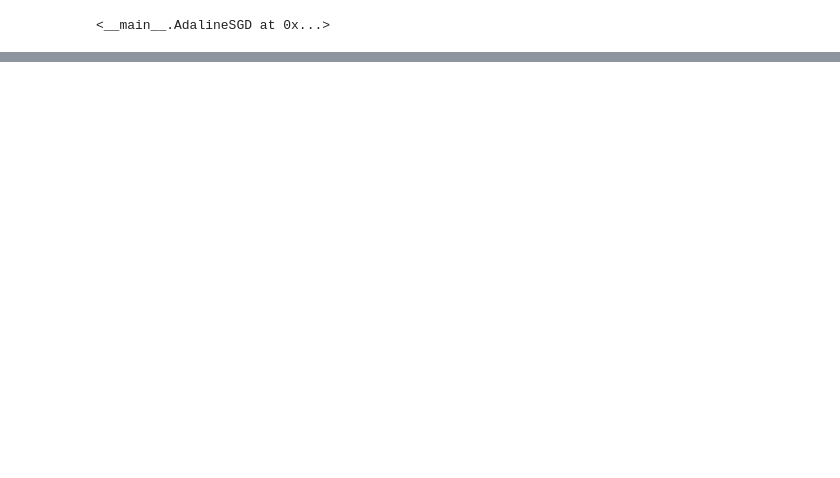
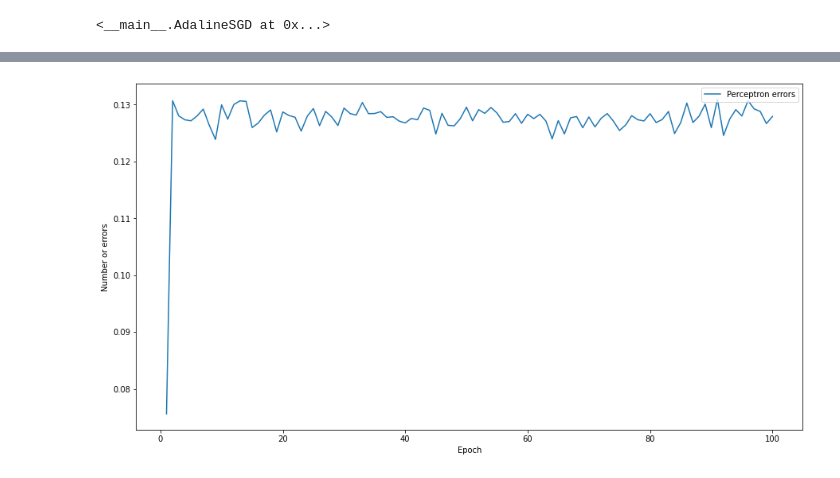
Before and after one commit to tksgtkm/learning_programing_list, a Jupyter notebook: statistical_learning/notebook/titanic/titanic_perceptron.ipynb, the cells around one changed output, grey strips where cells are left out. Drawn from its saved outputs; the diff is of its cells as text; code cells hidden in the pictures; blank space fills up the shorter version.

```diff
--- a/statistical_learning/notebook/titanic/titanic_perceptron.ipynb
+++ b/statistical_learning/notebook/titanic/titanic_perceptron.ipynb
@@ -334,0 +347,4 @@ submission.to_csv('Perceptron_submission_{}.csv'.format(3), header = True, index
+# %%
+std = StandardScaler()
+std.fit(train_X, train_y)
+train_X_std = std.transform(train_X)
@@ -334,0 +357,11 @@ submission.to_csv('Perceptron_submission_{}.csv'.format(3), header = True, index
+# %%
+fig = plt.subplots(figsize=(15, 8))
+plt.plot(range(1, len(AdaSGD.errors_) + 1), AdaSGD.errors_)
+
+plt.legend(['Perceptron errors'], loc='upper right')
+plt.xlabel('Epoch', fontsize=10)
+plt.ylabel('Number or errors', fontsize=10)
+
+plt.show()
+# %% [output]
+[figure, added]
```
Also changed, not shown: parts of 13 cells of this notebook, 6 other files.
